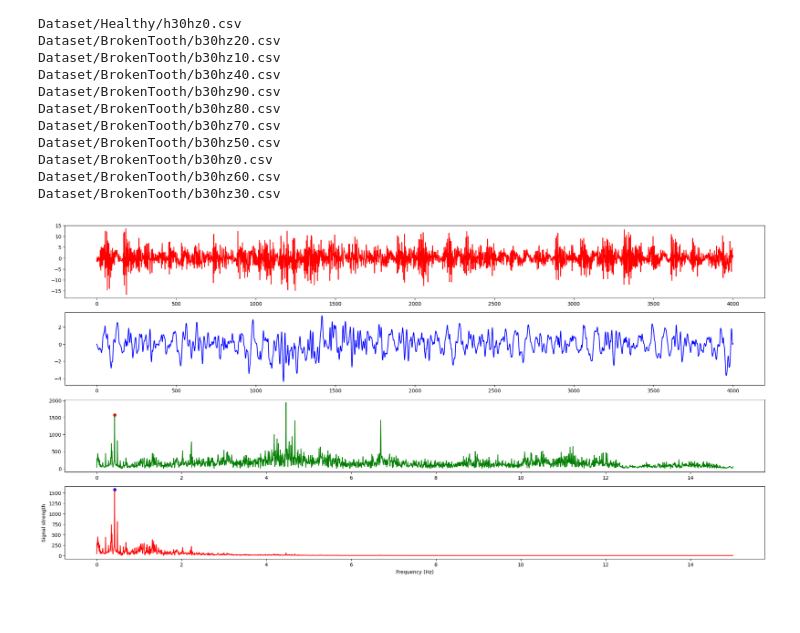
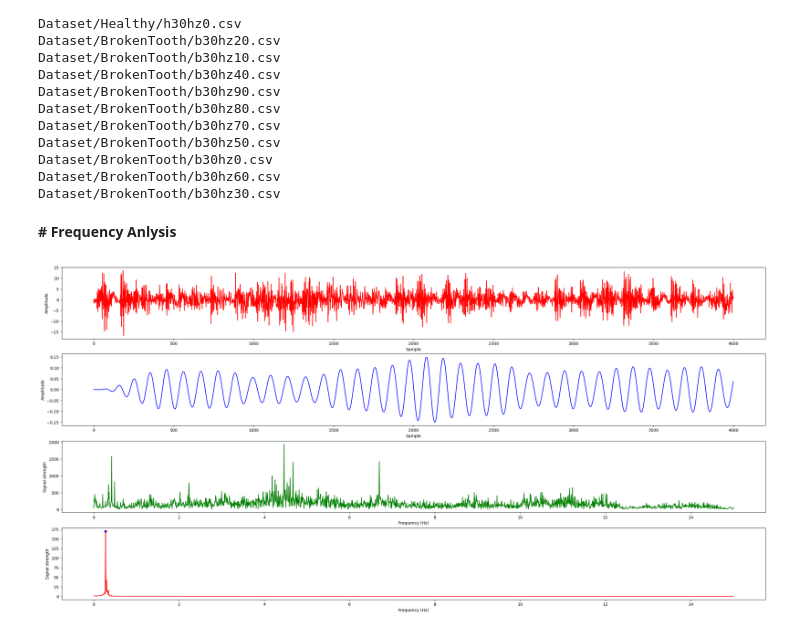
Before and after one commit to norrisrahman/Final-Project-Signal-and-System, a Jupyter notebook: Main.ipynb, the cells around one changed output. Saved outputs shown, nothing was run; the diff lists cells and outputs as text; code cells hidden in the pictures; blank space fills up the shorter version.

```diff
--- a/Main.ipynb
+++ b/Main.ipynb
@@ -82,40 +82,47 @@ def rdg(df, state=None, load=None, sensor=None):
     df_lo = df_st[df_st.load==load] if load is not None else df_st
     df_se = df_lo[df_lo.sensor==sensor] if sensor is not None else df_lo
     return df_se
+# %% [markdown]
+**# Frequency Anlysis**
 # %%
 import scipy.signal
 
 x = rdg(sensor_readings, 'h', 10, 'a4').reading.values[:4000]
 
-b, a = scipy.signal.butter(3, 0.1)
+b, a = scipy.signal.butter(3, [0.018,0.02],  btype='bandpass')
 x_filtered = scipy.signal.lfilter(b, a, x)
 
 y_nf = np.abs(fft.rfft(x))
 x_nf = fft.rfftfreq(x.shape[0], 1/30)
 
 y_fft = np.abs(fft.rfft(x_filtered))
 x_fft = fft.rfftfreq(x_filtered.shape[0], 1/30)  # 30Hz data rate
 
 # find peaks that are
 #   at least 1Hz apart (number of frequency points / max frequency)
 x_peak_spacing = y_fft.shape[0] / x_fft.max()
 #   rising above surrounding values by the 99th percentile of the values
 x_peak_prominence = np.quantile(y_fft,0.99)
 
 abnormal_peaks, _ = signal.find_peaks(y_fft, distance=x_peak_spacing, prominence=x_peak_prominence)
 
 
 
-fig, ax = plt.subplots(4,1, figsize=(25,12))
+fig, ax = plt.subplots(4,1, figsize=(25,12), constrained_layout = True)
 ax[0].plot(x, color='red')
 ax[1].plot(x_filtered, color='blue')
 ax[2].plot(x_nf, y_nf, color='green')
 ax[3].plot(x_fft, y_fft, color='red')
 for peak in abnormal_peaks:
     ax[3].scatter(x=x_fft[peak], y=y_fft[peak], c='b', marker='o', s=30)
 
-plt.xlabel('Frequency (Hz)')
-plt.ylabel('Signal strength')
+for xz in range(4):
+    if xz < 2:
+        ax[xz].set_xlabel('Sample')
+        ax[xz].set_ylabel('Amplitude')
+    else:
+        ax[xz].set_xlabel('Frequency (Hz)')
+        ax[xz].set_ylabel('Signal strength')
 plt.show()
 # %% [output]
-[figure, old version]
+[figure, new version]
```
